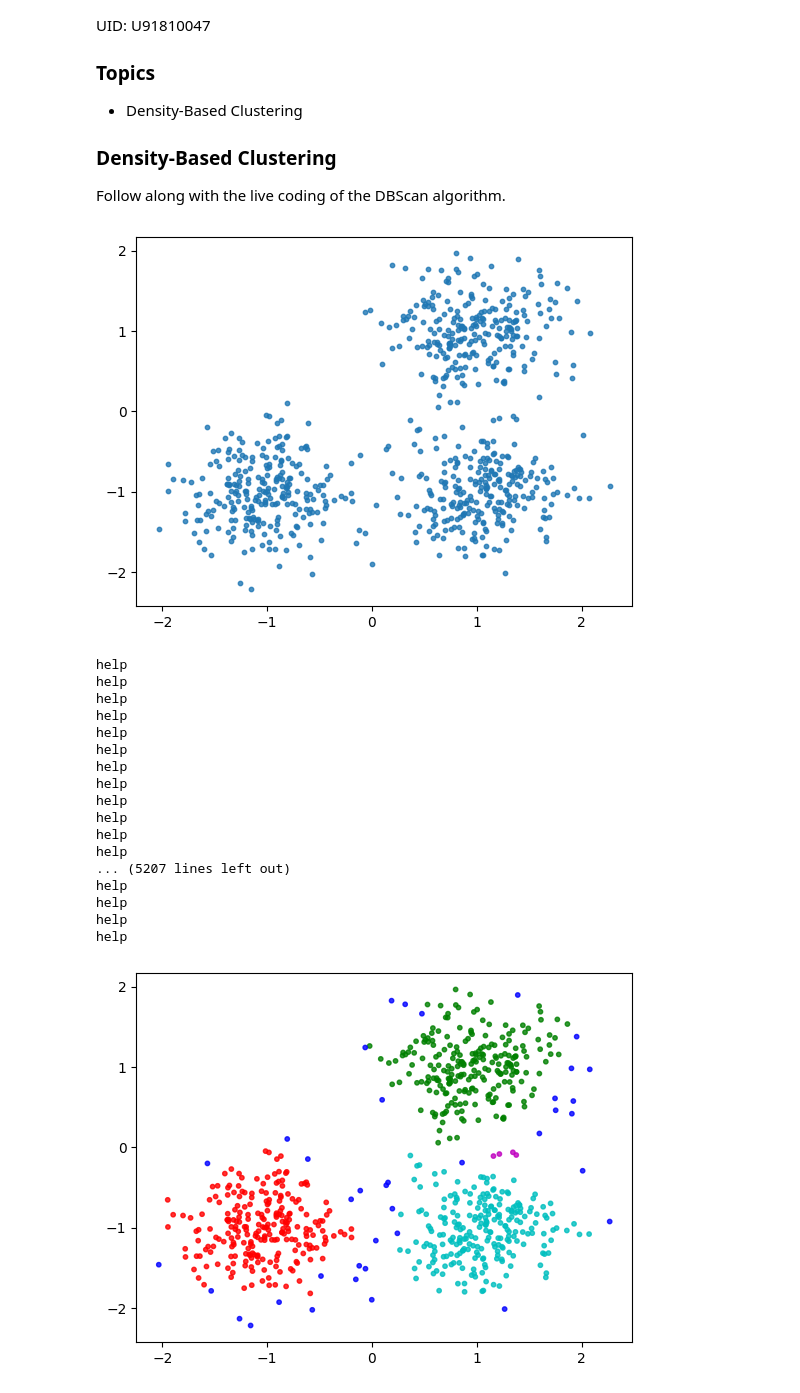
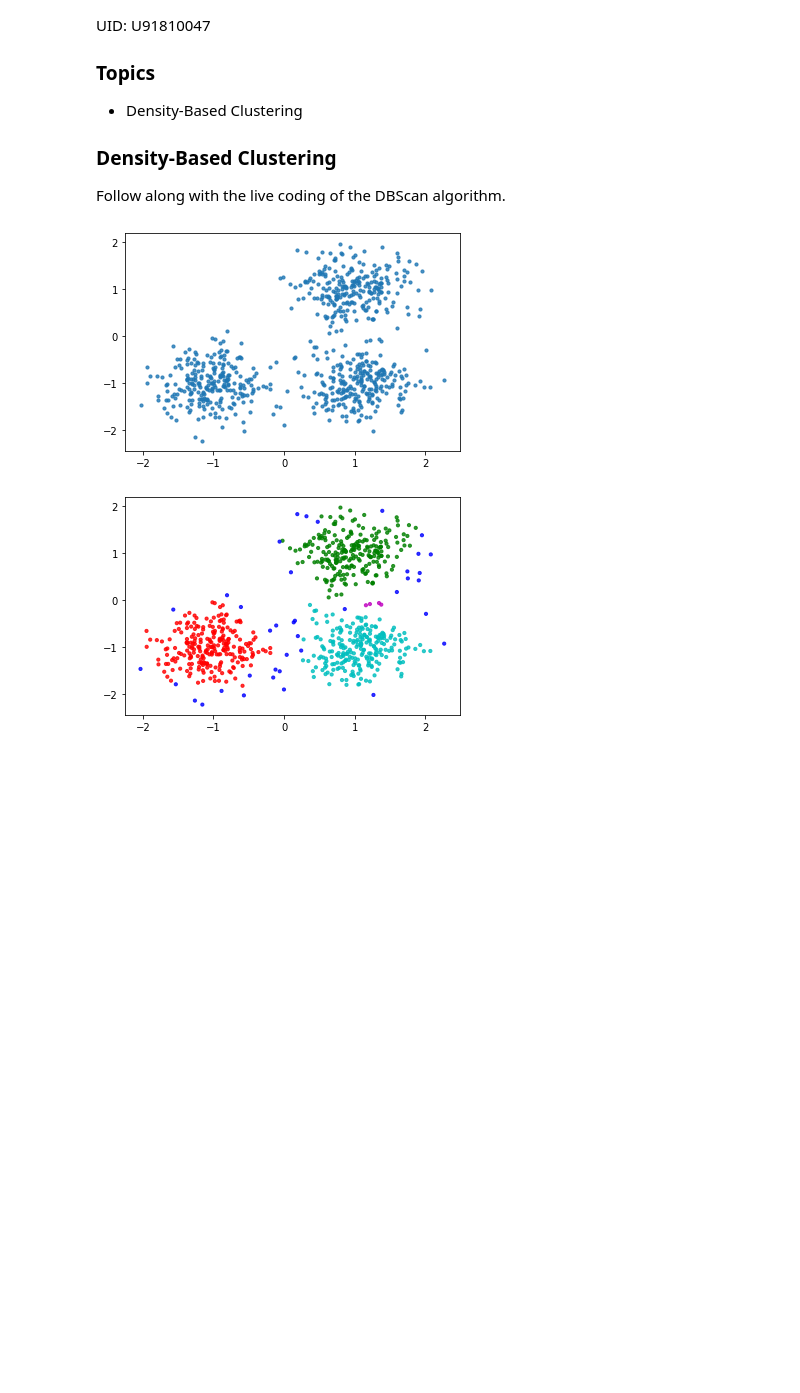
Before and after one commit to ivannikitovic/CS506-Spring2023, a Jupyter notebook: worksheets/worksheet_06.ipynb, the cells around one changed output. Saved outputs shown, nothing was run; the diff lists cells and outputs as text; code cells hidden in the pictures; blank space fills up the shorter version.

```diff
--- a/worksheets/worksheet_06.ipynb
+++ b/worksheets/worksheet_06.ipynb
@@ -31,23 +31,25 @@ class DBC():
         self.epsilon = epsilon
         self.assignments = [0 for _ in range(len(self.dataset))]
 
-    def is_core(self, i):
+    def get_neighbors(self, i):
         neighbors = []
 
         for j in range(len(self.dataset)):
             if i != j and np.linalg.norm(self.dataset[i] - self.dataset[j]) <= self.epsilon:
                 neighbors.append(j)
 
+        return neighbors
+
+    def is_core(self, i):
+        neighbors = self.get_neighbors(i)
+
         return len(neighbors) >= self.min_pts
 
     def get_unlabeled_neighbors(self, i):
-        neighbors = []
+        neighbors = self.get_neighbors(i)
 
-        for j in range(len(self.dataset)):
-            if i != j and self.assignments[j] == 0 and np.linalg.norm(self.dataset[i] - self.dataset[j]) <= self.epsilon:
-                neighbors.append(j)
+        return list(filter(lambda x: self.assignments[x] == 0, neighbors))
 
-        return neighbors
 
     def dfs_assign(self, i, cluster_num):
         self.assignments[i] = cluster_num
@@ -57,8 +59,6 @@ class DBC():
             next_candidate = neighbors.pop()
 
             if self.assignments[next_candidate] != 0:
-                # if we hit this if statement, smth is wrong
-                print("help")
                 continue
 
             self.assignments[next_candidate] = cluster_num
@@ -66,49 +66,32 @@ class DBC():
             if self.is_core(next_candidate):
                 neighbors += self.get_unlabeled_neighbors(next_candidate)
 
         return
 
     def dbscan(self):
         """
         returns a list of assignments. The index of the
         assignment should match the index of the data point
         in the dataset.
         """
 
         cluster_num = 1
         for i in range(len(self.dataset)):
             if self.assignments[i] != 0:
                 # already assigned to cluster
                 continue
 
             if self.is_core(i):
                 self.dfs_assign(i, cluster_num)
 
             cluster_num += 1
         return self.assignments
 
 clustering = DBC(X, 3, .2).dbscan()
 colors = np.array([x for x in 'bgrcmykbgrcmykbgrcmykbgrcmyk'])
 colors = np.hstack([colors] * 30)
 plt.scatter(X[:, 0], X[:, 1], color=colors[clustering].tolist(), s=10, alpha=0.8)
 plt.show()
 # %% [output]
-[figure, old version]
+[figure, new version]
-help
-help
-help
-help
-help
-help
-help
-help
-help
-help
-help
-help
-... (5207 lines left out)
-help
-help
-help
-help
-[figure, old version]
+[figure, new version]
```
